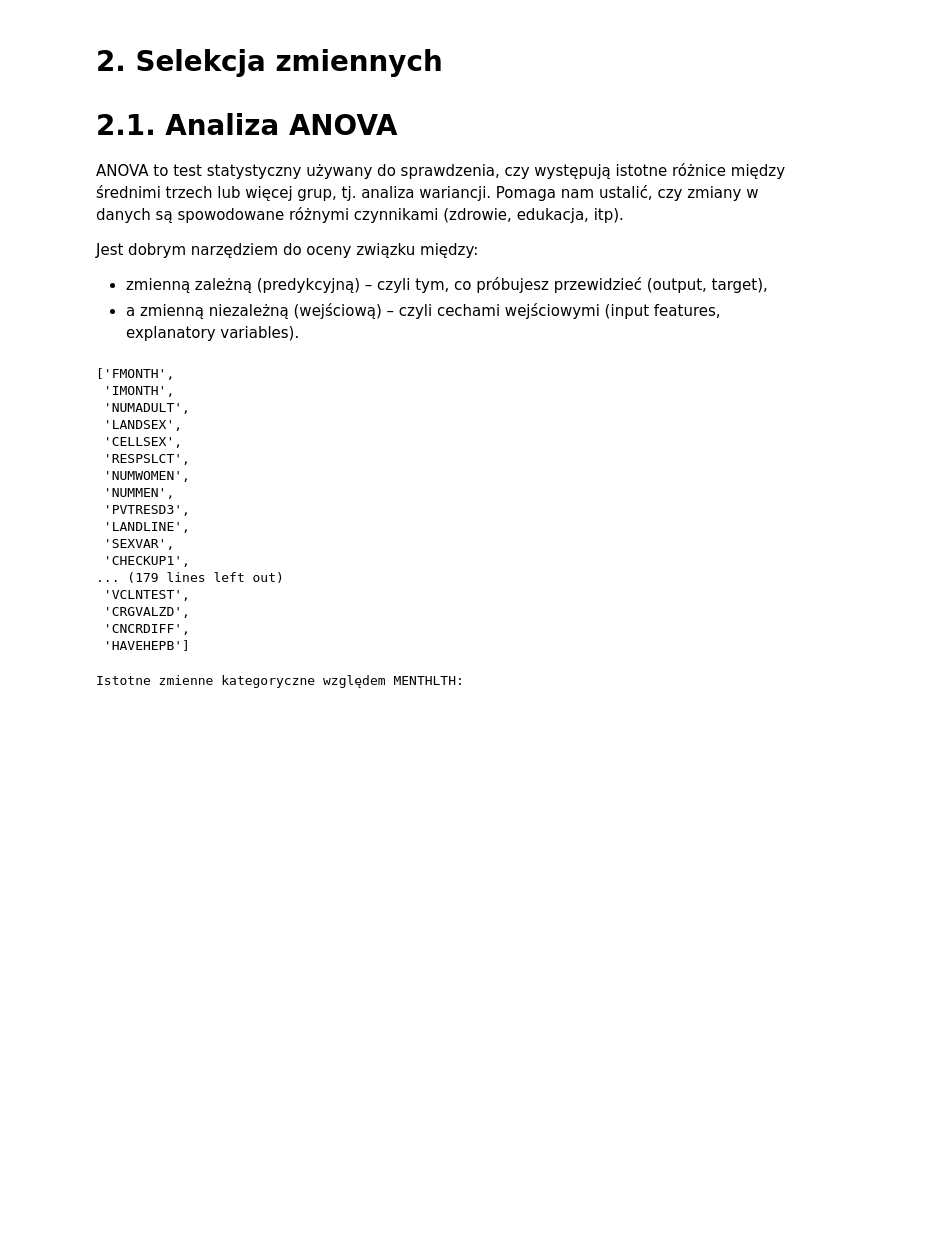
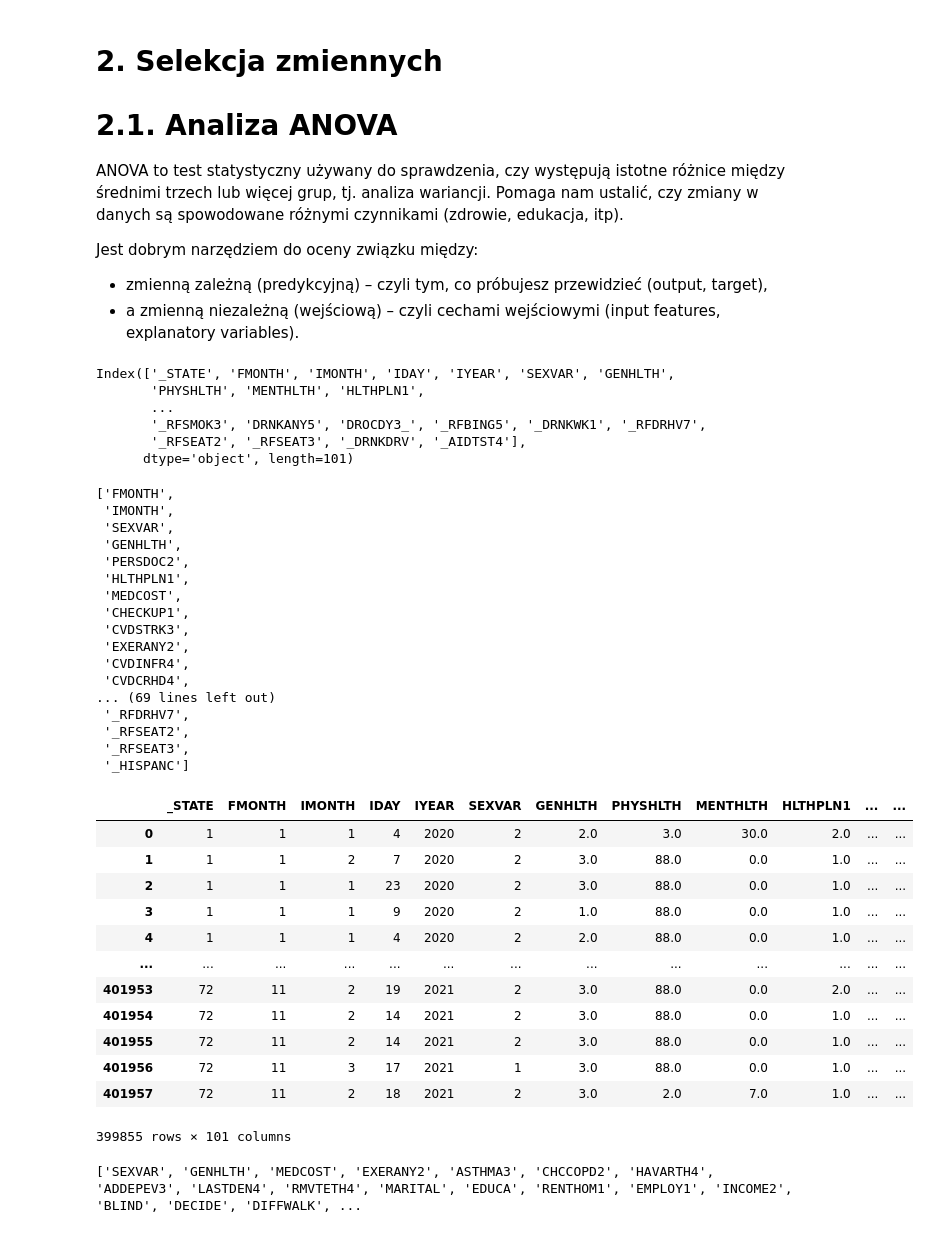
Before and after one commit to AdamWavv/DataMining, a Jupyter notebook: project/main.ipynb, the cells around one changed output. Drawn from its saved outputs; the diff is of its cells as text; code cells hidden in the pictures; blank space fills up the shorter version.

```diff
--- a/project/main.ipynb
+++ b/project/main.ipynb
@@ -411,7 +412,7 @@ Jest dobrym narzędziem do oceny związku między:
 - a zmienną niezależną (wejściową) – czyli cechami wejściowymi (input features, explanatory variables).
 # %%
 from scipy.stats import f_oneway
-
+print(df.columns)
 # Upewnij się, że brakujące wartości są poprawnie ustawione
 df['MENTHLTH'] = df['MENTHLTH'].replace({77: pd.NA, 99: pd.NA})
 
@@ -445,31 +446,50 @@ anova_df = pd.DataFrame(anova_results).sort_values(by='p-value')
 significant_features = anova_df[anova_df['p-value'] < 0.05]['Variable'].tolist()
 significant_features
 # %% [output]
-['FMONTH',
- 'IMONTH',
- 'NUMADULT',
- 'LANDSEX',
- 'CELLSEX',
- 'RESPSLCT',
- 'NUMWOMEN',
- 'NUMMEN',
- 'PVTRESD3',
- 'LANDLINE',
- 'SEXVAR',
- 'CHECKUP1',
-... (179 lines left out)
- 'VCLNTEST',
- 'CRGVALZD',
- 'CNCRDIFF',
- 'HAVEHEPB']
+Index(['_STATE', 'FMONTH', 'IMONTH', 'IDAY', 'IYEAR', 'SEXVAR', 'GENHLTH',
+       'PHYSHLTH', 'MENTHLTH', 'HLTHPLN1',
+       ...
+       '_RFSMOK3', 'DRNKANY5', 'DROCDY3_', '_RFBING5', '_DRNKWK1', '_RFDRHV7',
+       '_RFSEAT2', '_RFSEAT3', '_DRNKDRV', '_AIDTST4'],
+      dtype='object', length=101)
+['FMONTH',
+ 'IMONTH',
+ 'SEXVAR',
+ 'GENHLTH',
+ 'PERSDOC2',
+ 'HLTHPLN1',
+ 'MEDCOST',
+ 'CHECKUP1',
+ 'CVDSTRK3',
+ 'EXERANY2',
+ 'CVDINFR4',
+ 'CVDCRHD4',
+... (69 lines left out)
+ '_RFDRHV7',
+ '_RFSEAT2',
+ '_RFSEAT3',
+ '_HISPANC']
+# %%
+df
+# %% [output]
+|  | _STATE | FMONTH | IMONTH | IDAY | IYEAR | SEXVAR | GENHLTH | PHYSHLTH | MENTHLTH | HLTHPLN1 | ... | ... |
+| 0 | 1 | 1 | 1 | 4 | 2020 | 2 | 2.0 | 3.0 | 30.0 | 2.0 | ... | ... |
+| 1 | 1 | 1 | 2 | 7 | 2020 | 2 | 3.0 | 88.0 | 0.0 | 1.0 | ... | ... |
+| 2 | 1 | 1 | 1 | 23 | 2020 | 2 | 3.0 | 88.0 | 0.0 | 1.0 | ... | ... |
+| 3 | 1 | 1 | 1 | 9 | 2020 | 2 | 1.0 | 88.0 | 0.0 | 1.0 | ... | ... |
+| 4 | 1 | 1 | 1 | 4 | 2020 | 2 | 2.0 | 88.0 | 0.0 | 1.0 | ... | ... |
+| ... | ... | ... | ... | ... | ... | ... | ... | ... | ... | ... | ... | ... |
+| 401953 | 72 | 11 | 2 | 19 | 2021 | 2 | 3.0 | 88.0 | 0.0 | 2.0 | ... | ... |
+| 401954 | 72 | 11 | 2 | 14 | 2021 | 2 | 3.0 | 88.0 | 0.0 | 1.0 | ... | ... |
+| 401955 | 72 | 11 | 2 | 14 | 2021 | 2 | 3.0 | 88.0 | 0.0 | 1.0 | ... | ... |
+| 401956 | 72 | 11 | 3 | 17 | 2021 | 1 | 3.0 | 88.0 | 0.0 | 1.0 | ... | ... |
+| 401957 | 72 | 11 | 2 | 18 | 2021 | 2 | 3.0 | 2.0 | 7.0 | 1.0 | ... | ... |
+399855 rows × 101 columns
 # %%
 from scipy.stats import f_oneway
 
-# Automatyczna identyfikacja potencjalnych kolumn kategorycznych
-cat_cols = df.select_dtypes(include=['object', 'category']).columns
-
 anova_results = {}
-for col in cat_cols:
+for col in categorical_cols:
     try:
         groups = []
         for val in df[col].dropna().unique():
@@ -477,6 +497,7 @@ for col in cat_cols:
             if len(group) > 1:
                 groups.append(group)
 
+        # print(f"Column: {col}, Groups: {len(groups)}")  # Debugging
         if len(groups) > 1:
             stat, p = f_oneway(*groups)
             anova_results[col] = p
@@ -487,9 +508,6 @@ for col in cat_cols:
 # Wyświetl posortowane wyniki p-value
 sorted_anova = sorted(anova_results.items(), key=lambda x: x[1])
 significant_features = [k for k, v in sorted_anova if v < 0.05]
-
-print("Istotne zmienne kategoryczne względem MENTHLTH:")
-for feature in significant_features:
-    print(f"{feature}: p = {anova_results[feature]:.5f}")
+print(significant_features)
 # %% [output]
-Istotne zmienne kategoryczne względem MENTHLTH:
+['SEXVAR', 'GENHLTH', 'MEDCOST', 'EXERANY2', 'ASTHMA3', 'CHCCOPD2', 'HAVARTH4', 'ADDEPEV3', 'LASTDEN4', 'RMVTETH4', 'MARITAL', 'EDUCA', 'RENTHOM1', 'EMPLOY1', 'INCOME2', 'BLIND', 'DECIDE', 'DIFFWALK', ...
```
Also changed, not shown: parts of 9 cells of this notebook.
